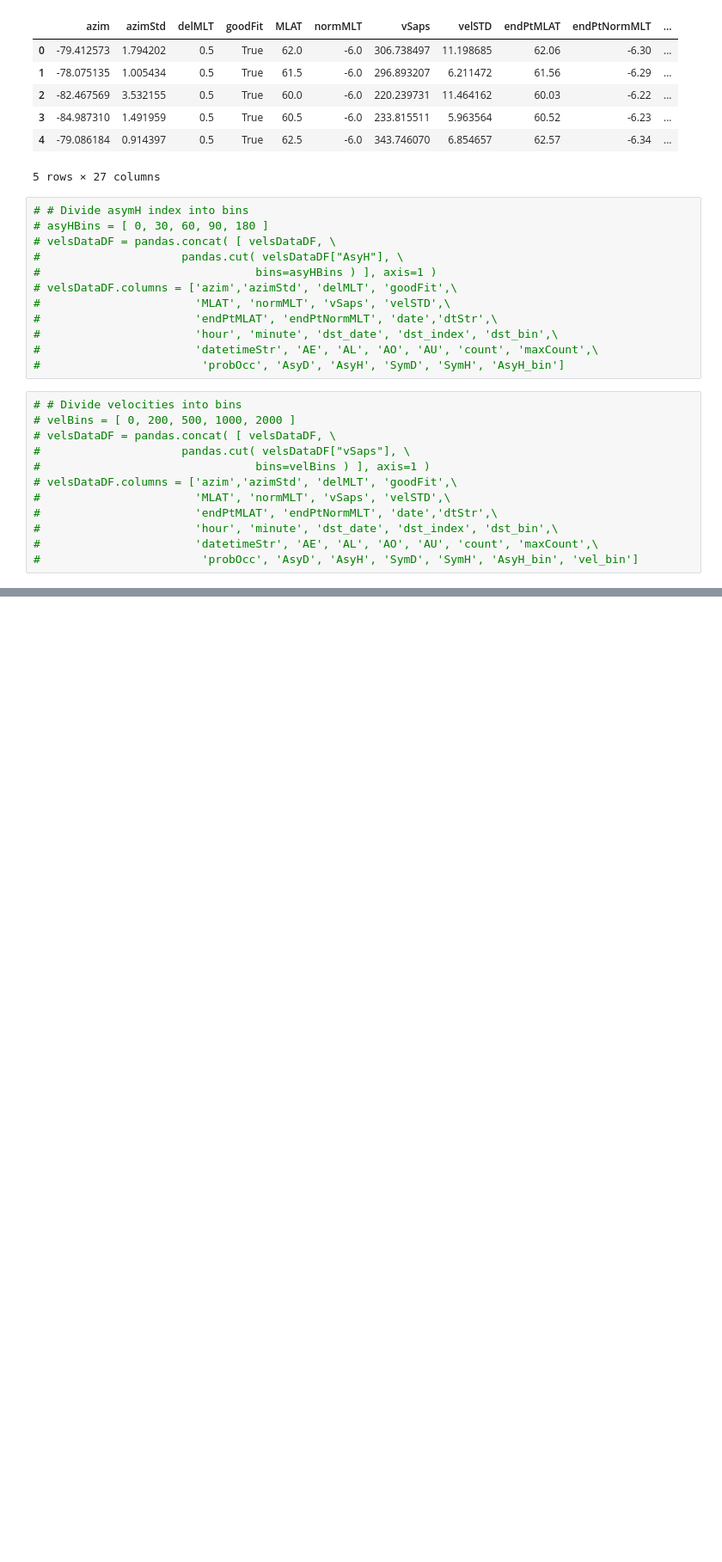
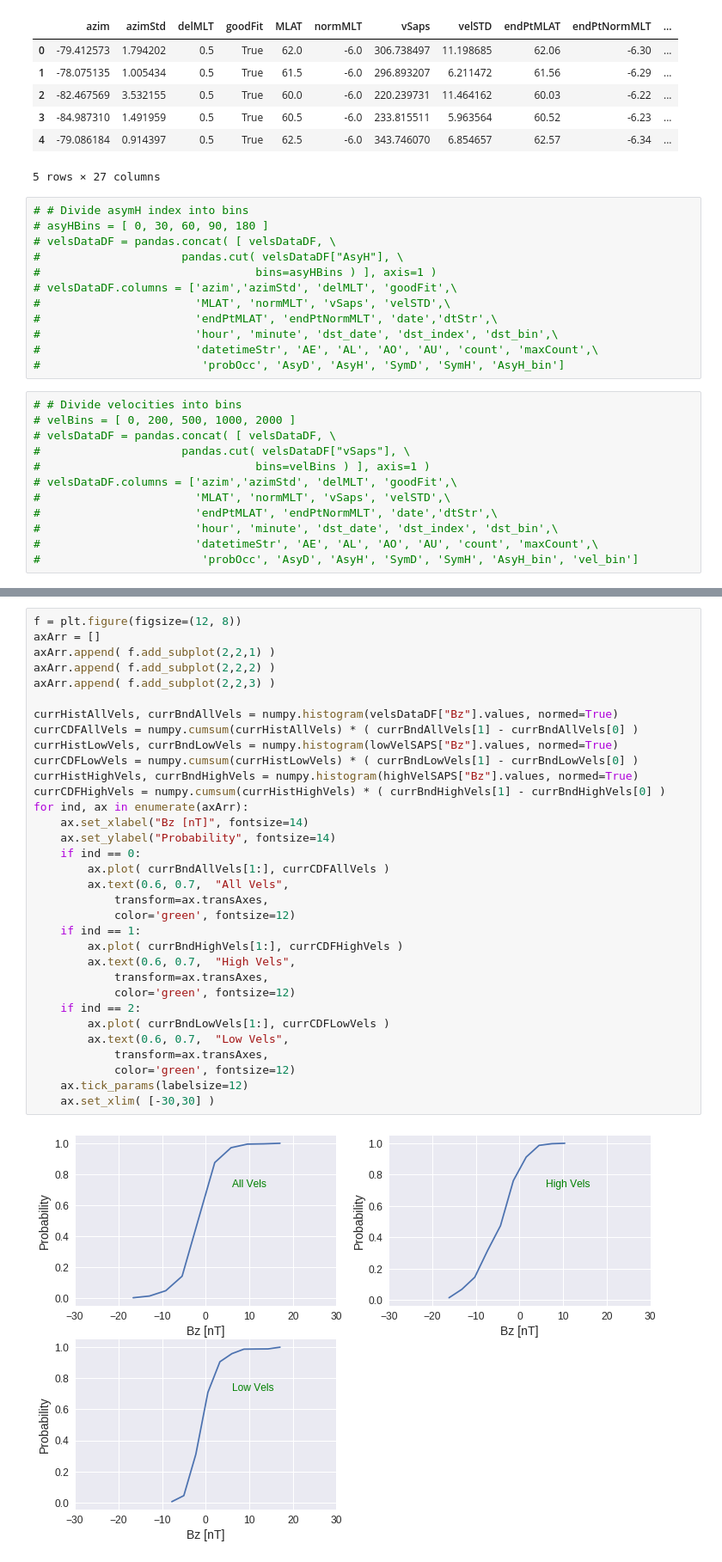
Before and after one commit to bharatreddy/indsvels, a Jupyter notebook: ipy/stats-lowvel.ipynb, the cells around one changed output, grey strips where cells are left out. Shown at 86% size. Cells and saved outputs as stored; diff of their text form; blank space fills up the shorter version.

```diff
--- a/ipy/stats-lowvel.ipynb
+++ b/ipy/stats-lowvel.ipynb
@@ -116,0 +149,35 @@ velsDataDF.head()
+# %%
+f = plt.figure(figsize=(12, 8))
+axArr = []
+axArr.append( f.add_subplot(2,2,1) )
+axArr.append( f.add_subplot(2,2,2) )
+axArr.append( f.add_subplot(2,2,3) )
+
+currHistAllVels, currBndAllVels = numpy.histogram(velsDataDF["Bz"].values, normed=True)
+currCDFAllVels = numpy.cumsum(currHistAllVels) * ( currBndAllVels[1] - currBndAllVels[0] )
+currHistLowVels, currBndLowVels = numpy.histogram(lowVelSAPS["Bz"].values, normed=True)
+currCDFLowVels = numpy.cumsum(currHistLowVels) * ( currBndLowVels[1] - currBndLowVels[0] )
+currHistHighVels, currBndHighVels = numpy.histogram(highVelSAPS["Bz"].values, normed=True)
+currCDFHighVels = numpy.cumsum(currHistHighVels) * ( currBndHighVels[1] - currBndHighVels[0] )
+for ind, ax in enumerate(axArr):
+    ax.set_xlabel("Bz [nT]", fontsize=14)
+    ax.set_ylabel("Probability", fontsize=14)
+    if ind == 0:
+        ax.plot( currBndAllVels[1:], currCDFAllVels )
+        ax.text(0.6, 0.7,  "All Vels",
+            transform=ax.transAxes,
+            color='green', fontsize=12)
+    if ind == 1:
+        ax.plot( currBndHighVels[1:], currCDFHighVels )
+        ax.text(0.6, 0.7,  "High Vels",
+            transform=ax.transAxes,
+            color='green', fontsize=12)
+    if ind == 2:
+        ax.plot( currBndLowVels[1:], currCDFLowVels )
+        ax.text(0.6, 0.7,  "Low Vels",
+            transform=ax.transAxes,
+            color='green', fontsize=12)
+    ax.tick_params(labelsize=12)
+    ax.set_xlim( [-30,30] )
+# %% [output]
+[figure, added]
```
Also changed, not shown: parts of 10 cells of this notebook.
